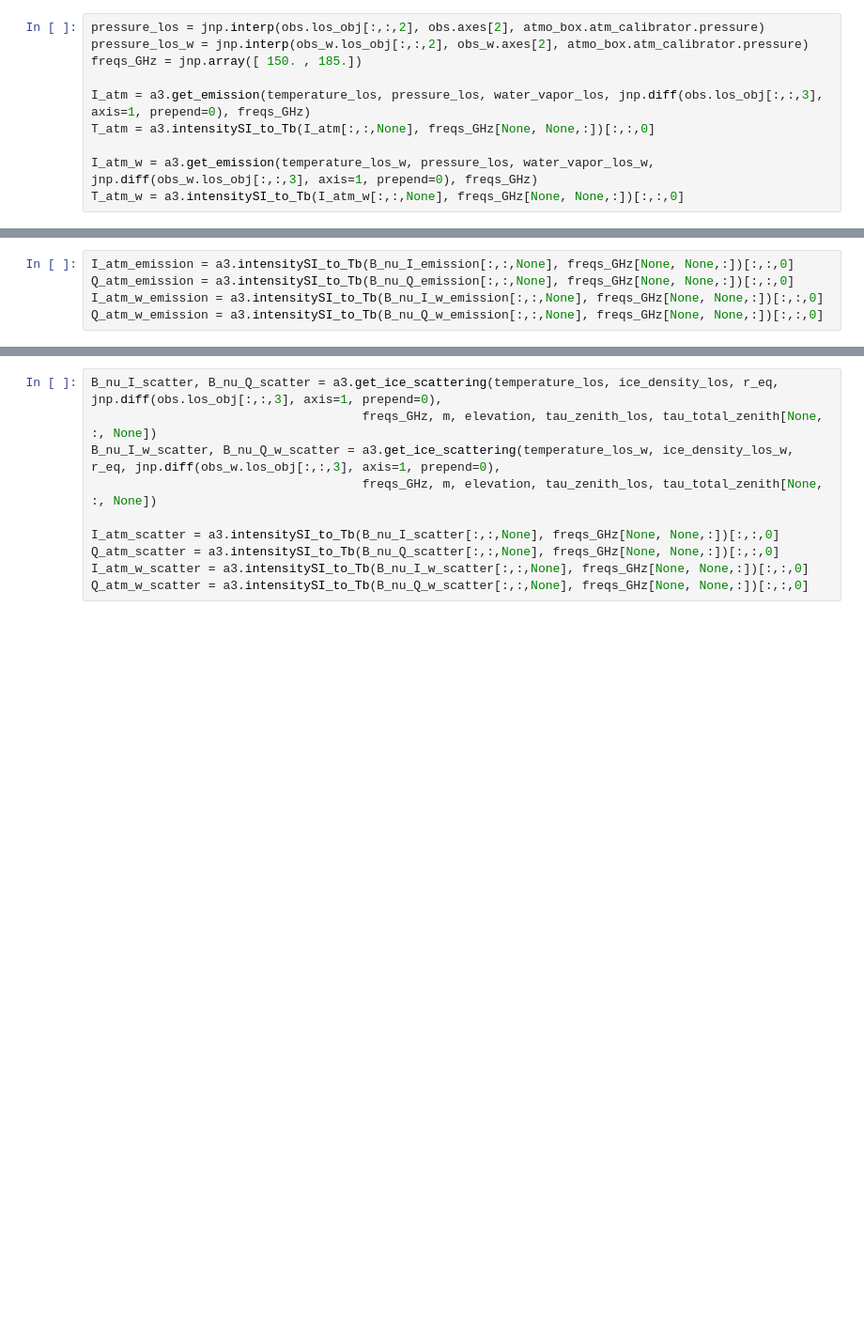
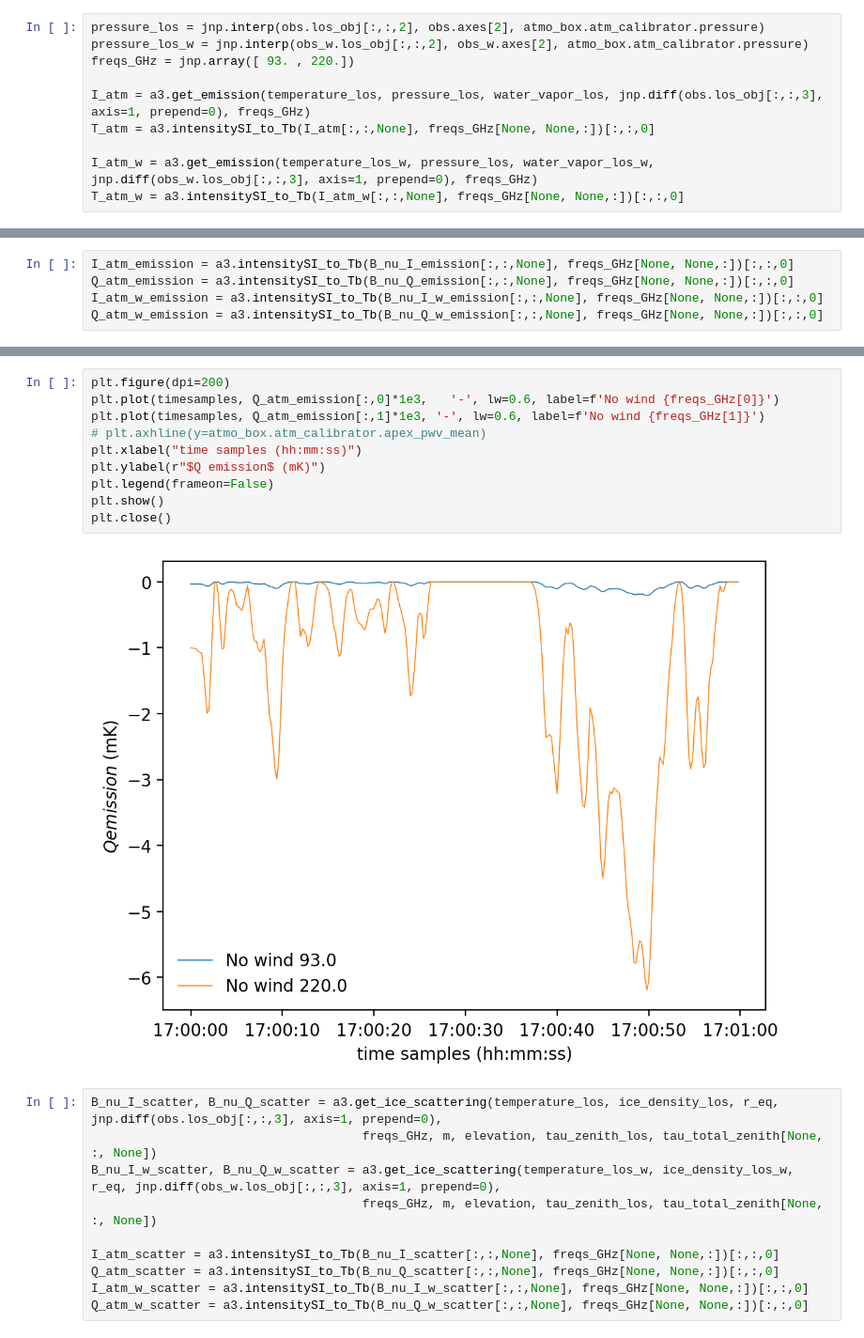
Before and after one commit to 1cosmologist/atmo3, a Jupyter notebook: notebooks/atmo3_ice_emission copy.ipynb, the cells around one changed output, grey strips where cells are left out. Shown at 94% size. Drawn from its saved outputs; the diff is of its cells as text; blank space fills up the shorter version.

```diff
--- a/notebooks/atmo3_ice_emission copy.ipynb
+++ b/notebooks/atmo3_ice_emission copy.ipynb
@@ -211,7 +233,7 @@ plt.close()
 # %%
 pressure_los = jnp.interp(obs.los_obj[:,:,2], obs.axes[2], atmo_box.atm_calibrator.pressure)
 pressure_los_w = jnp.interp(obs_w.los_obj[:,:,2], obs_w.axes[2], atmo_box.atm_calibrator.pressure)
-freqs_GHz = jnp.array([ 150. , 185.])
+freqs_GHz = jnp.array([ 93. , 220.])
 
 I_atm = a3.get_emission(temperature_los, pressure_los, water_vapor_los, jnp.diff(obs.los_obj[:,:,3], axis=1, prepend=0), freqs_GHz)
 T_atm = a3.intensitySI_to_Tb(I_atm[:,:,None], freqs_GHz[None, None,:])[:,:,0]
@@ -452,3 +496,15 @@ plt.close()
+# %%
+plt.figure(dpi=200)
+plt.plot(timesamples, Q_atm_emission[:,0]*1e3,   '-', lw=0.6, label=f'No wind {freqs_GHz[0]}')
+plt.plot(timesamples, Q_atm_emission[:,1]*1e3, '-', lw=0.6, label=f'No wind {freqs_GHz[1]}')
+# plt.axhline(y=atmo_box.atm_calibrator.apex_pwv_mean)
+plt.xlabel("time samples (hh:mm:ss)")
+plt.ylabel(r"$Q emission$ (mK)")
+plt.legend(frameon=False)
+plt.show()
+plt.close()
+# %% [output]
+[figure, added]
 # %%
 B_nu_I_scatter, B_nu_Q_scatter = a3.get_ice_scattering(temperature_los, ice_density_los, r_eq, jnp.diff(obs.los_obj[:,:,3], axis=1, prepend=0),
                                      freqs_GHz, m, elevation, tau_zenith_los, tau_total_zenith[None, :, None])
```
Also changed, not shown: parts of 22 cells of this notebook, 21 other files.
